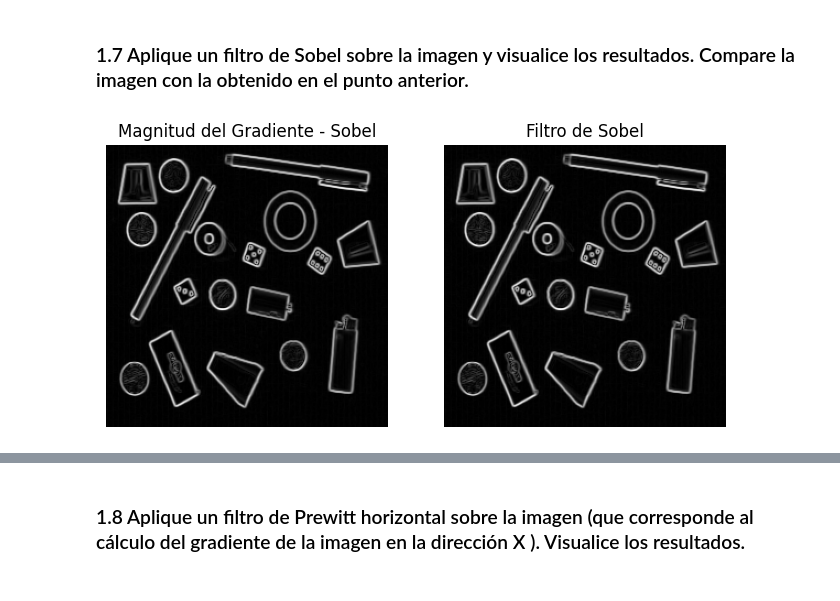
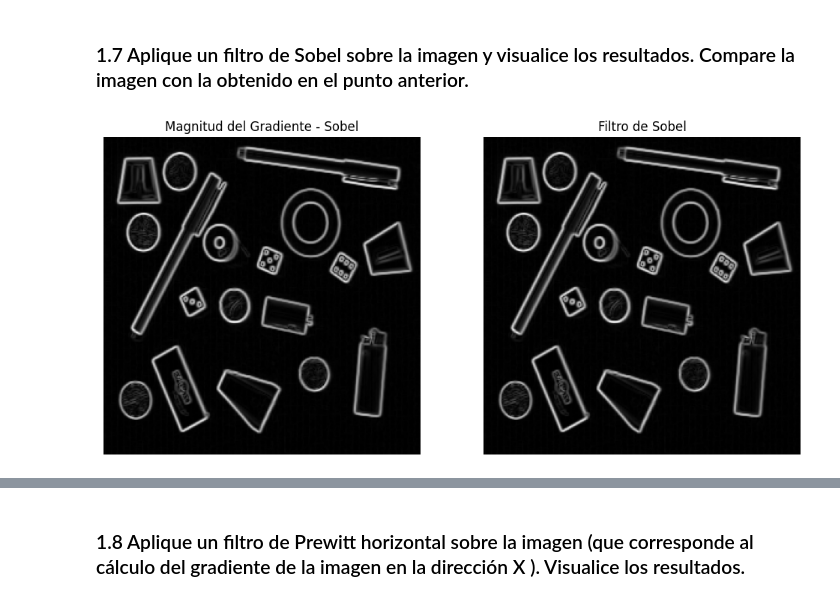
Before and after one commit to EstefaniaLaverde/Vision-por-computadora-MISIS-202601, a Jupyter notebook: Taller4/Taller4.ipynb, the cells around one changed output, grey strips where cells are left out. Drawn from its saved outputs; the diff is of its cells as text; code cells hidden in the pictures.

```diff
--- a/Taller4/Taller4.ipynb
+++ b/Taller4/Taller4.ipynb
@@ -90,17 +109,17 @@ plt.show()
 # %%
 sobel_img = sobel(objects_image)
 
 # Visualizar la imagen resultante del filtro de Sobel
-plt.figure(figsize=(8, 6))
+plt.figure(figsize=(12, 10))
 plt.subplot(1, 2, 1)
 plt.imshow(magnitud_sobel, cmap="gray")
 plt.title("Magnitud del Gradiente - Sobel")
 plt.axis("off")
 plt.subplot(1, 2, 2)
 plt.imshow(sobel_img, cmap="gray")
 plt.title("Filtro de Sobel")
 plt.axis("off")
 
 plt.show()
 # %% [output]
-[figure, old version]
+[figure, new version]
```
Also changed, not shown: parts of 42 cells of this notebook, 4 other files.
